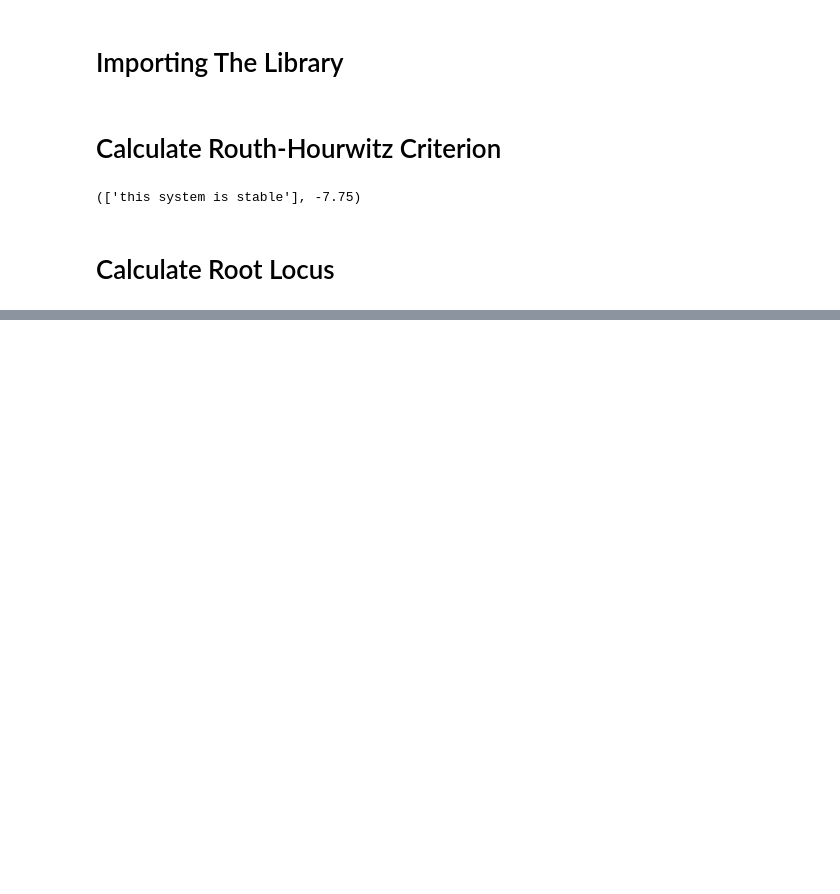
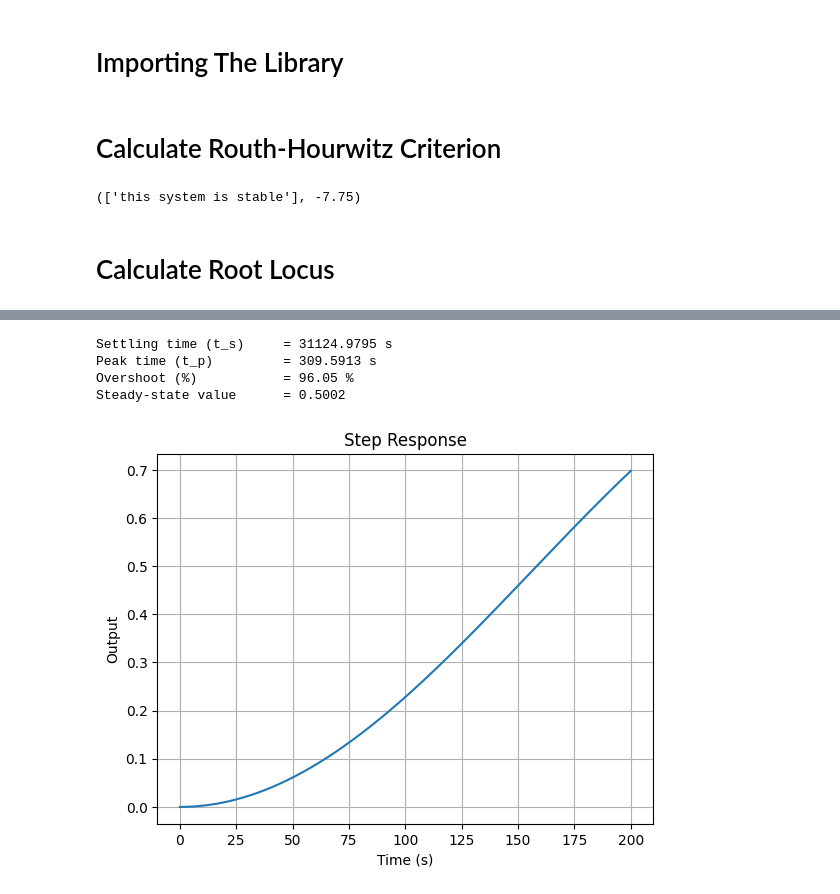
Before and after one commit to ciaattt/PTMD, a Jupyter notebook: PTMD/Sisken.ipynb, the cells around one changed output, grey strips where cells are left out. Cells and saved outputs as stored; diff of their text form; code cells hidden in the pictures; blank space fills up the shorter version.

```diff
--- a/PTMD/Sisken.ipynb
+++ b/PTMD/Sisken.ipynb
@@ -158,0 +248,39 @@ Integral_Compensation()
+# %%
+k = 0.01  # you can try different values
+
+# Define transfer function: G(s)
+num = [k, k * 1.001]
+den = np.polymul([1, 1], [200, 0.05, 0.01])  # (s+1)(200s^2 + 0.05s + 0.01)
+G = control.TransferFunction(num, den)
+
+# Closed-loop transfer function T(s) = G / (1 + G)
+T = control.feedback(G)
+
+# Time vector for simulation
+t = np.linspace(0, 200, 5000)  # you may adjust based on speed of response
+
+# Step response
+t, y = control.step_response(T, T=t)
+
+# Compute performance metrics using step_info
+info = control.step_info(T)
+
+# Print results
+print(f"Settling time (t_s)     = {info['SettlingTime']:.4f} s")
+print(f"Peak time (t_p)         = {info['PeakTime']:.4f} s")
+print(f"Overshoot (%)           = {info['Overshoot']:.2f} %")
+print(f"Steady-state value      = {info['SteadyStateValue']:.4f}")
+
+# Optional: Plot step response
+plt.plot(t, y)
+plt.title('Step Response')
+plt.xlabel('Time (s)')
+plt.ylabel('Output')
+plt.grid(True)
+plt.show()
+# %% [output]
+Settling time (t_s)     = 31124.9795 s
+Peak time (t_p)         = 309.5913 s
+Overshoot (%)           = 96.05 %
+Steady-state value      = 0.5002
+[figure, added]
```
Also changed, not shown: parts of 2 cells of this notebook, 2 other files.
